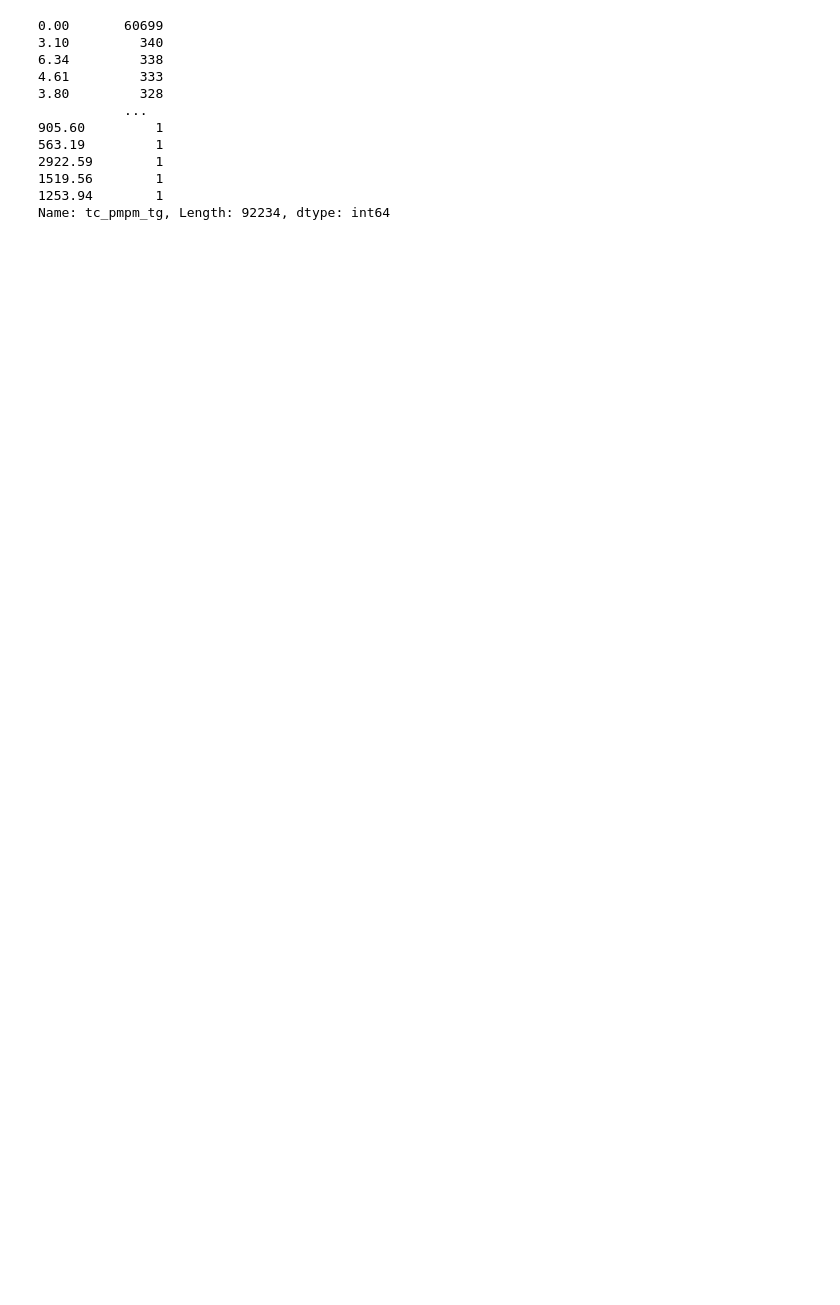
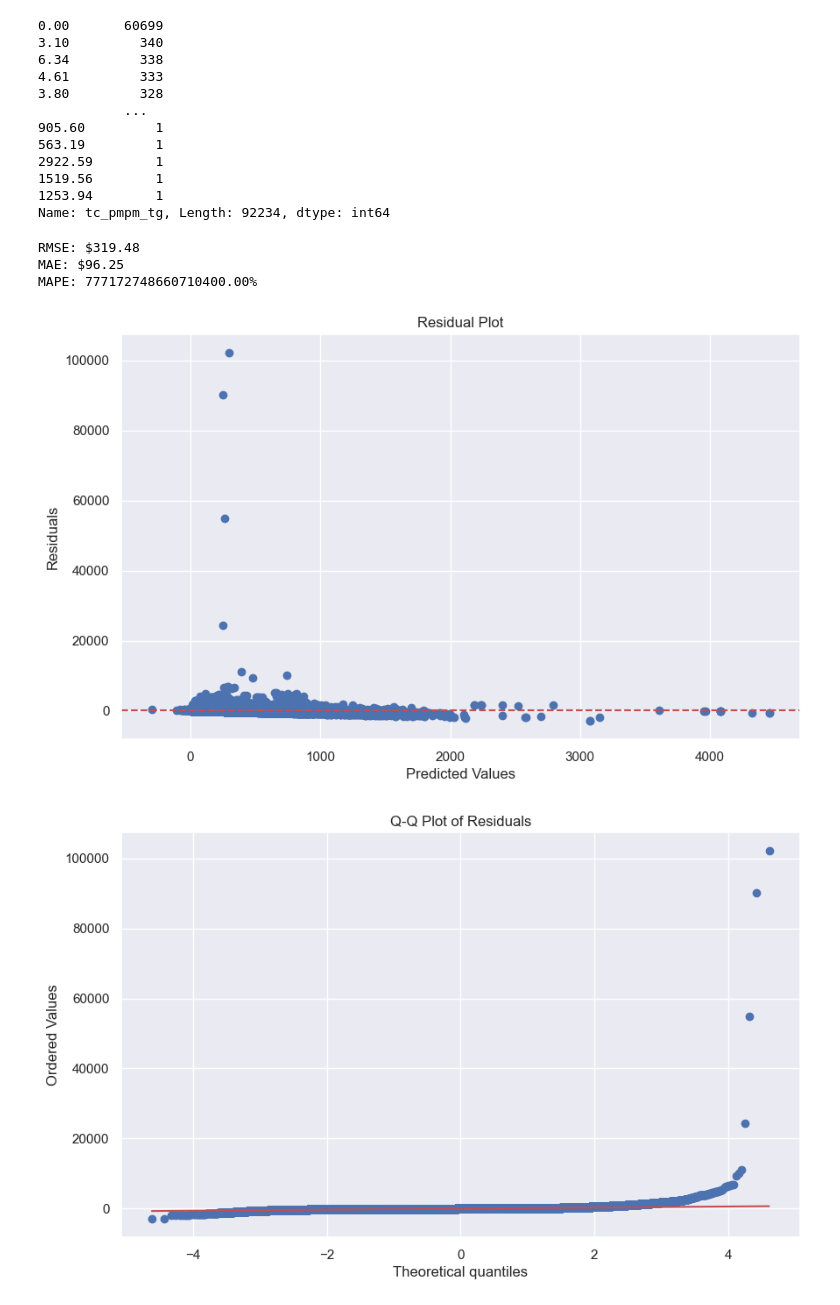
Before and after one commit to Main-Street-Health/data-analytics, a Jupyter notebook: notebooks/cost_modelling/20250210_cost_modelling.ipynb, the cells around one changed output. Drawn from its saved outputs; the diff is of its cells as text; code cells hidden in the pictures; blank space fills up the shorter version.

```diff
--- a/notebooks/cost_modelling/20250210_cost_modelling.ipynb
+++ b/notebooks/cost_modelling/20250210_cost_modelling.ipynb
@@ -130,7 +130,7 @@ print(f"Std CV R² Score: {np.std(cv_scores):.4f}")
 
 # Train final model on full training set
 X_train_scaled = scaler.fit_transform(X_train)
-# X_test_scaled = scaler.transform(X_test)
+X_test_scaled = scaler.transform(X_test)
 
 model.fit(X_train_scaled, y_train)
 
@@ -384,3 +428,42 @@ train_df.tc_pmpm_tg.value_counts()
 1519.56        1
 1253.94        1
 Name: tc_pmpm_tg, Length: 92234, dtype: int64
+# %%
+from sklearn.metrics import mean_squared_error, mean_absolute_error, mean_absolute_percentage_error
+
+# For each fold or on your test set
+y_pred = model.predict(X_test_scaled)
+
+# Calculate various metrics
+mse = mean_squared_error(y_test, y_pred)
+rmse = np.sqrt(mse)
+mae = mean_absolute_error(y_test, y_pred)
+mape = mean_absolute_percentage_error(y_test, y_pred)
+
+print(f"RMSE: ${rmse:.2f}")
+print(f"MAE: ${mae:.2f}")
+print(f"MAPE: {mape:.2%}")
+# %% [output]
+RMSE: $319.48
+MAE: $96.25
+MAPE: 777172748660710400.00%
+# %%
+# Plot residuals
+residuals = y_test - y_pred
+plt.figure(figsize=(10, 6))
+plt.scatter(y_pred, residuals)
+plt.axhline(y=0, color='r', linestyle='--')
+plt.xlabel('Predicted Values')
+plt.ylabel('Residuals')
+plt.title('Residual Plot')
+plt.show()
+
+# Q-Q plot for normality check
+from scipy import stats
+fig, ax = plt.subplots(figsize=(10, 6))
+stats.probplot(residuals, dist="norm", plot=ax)
+plt.title("Q-Q Plot of Residuals")
+plt.show()
+# %% [output]
+[figure, added]
+[figure, added]
```
Also changed, not shown: parts of 4 cells of this notebook, 6 other files.
